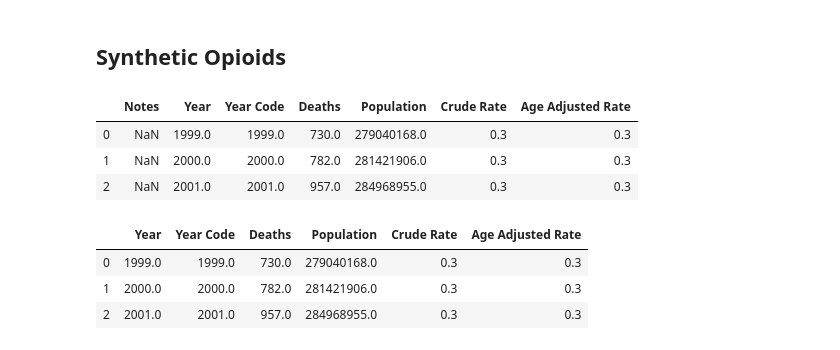
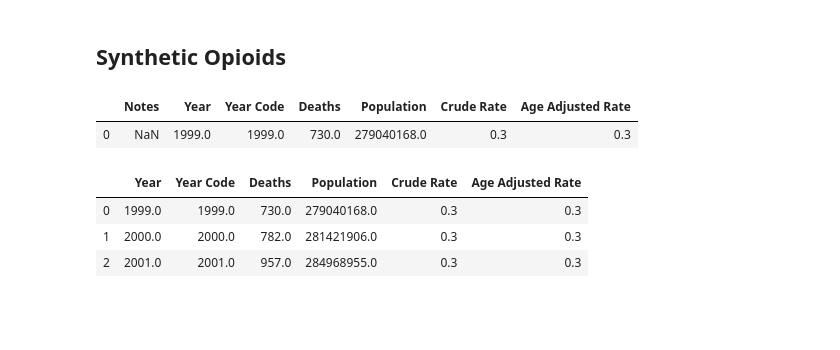
Before and after one commit to nithish08/opioids, a Jupyter notebook: src/MS-fentanyl-rise.ipynb, the cells around one changed output. Drawn from its saved outputs; the diff is of its cells as text; code cells hidden in the pictures; blank space fills up the shorter version.

```diff
--- a/src/MS-fentanyl-rise.ipynb
+++ b/src/MS-fentanyl-rise.ipynb
@@ -36,10 +91,8 @@ drugs = pd.read_csv('../input/deaths-per-year.csv', sep='\t')
 # %%
-synthetic.head(3)
+synthetic.head(1)
 # %% [output]
 |  | Notes | Year | Year Code | Deaths | Population | Crude Rate | Age Adjusted Rate |
 | 0 | NaN | 1999.0 | 1999.0 | 730.0 | 279040168.0 | 0.3 | 0.3 |
-| 1 | NaN | 2000.0 | 2000.0 | 782.0 | 281421906.0 | 0.3 | 0.3 |
-| 2 | NaN | 2001.0 | 2001.0 | 957.0 | 284968955.0 | 0.3 | 0.3 |
 # %%
 # Drop Notes column
 synthetic = synthetic.drop(columns=["Notes"])
```
Also changed, not shown: parts of 24 cells of this notebook, 1 other file.
